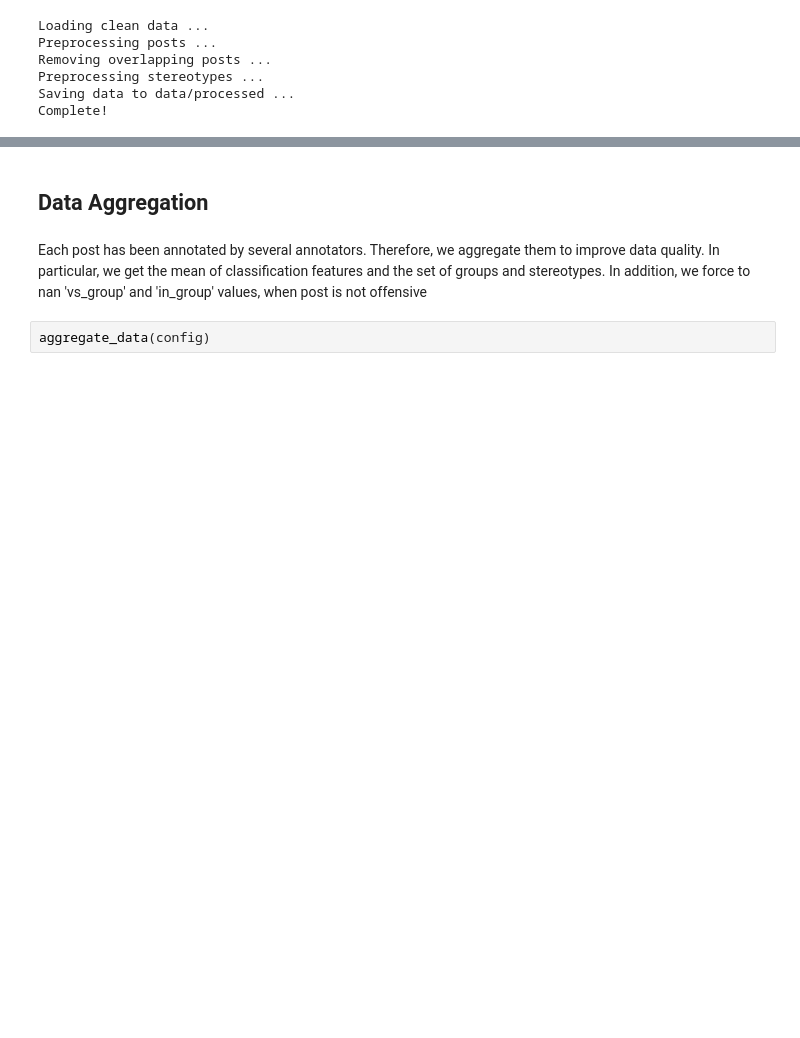
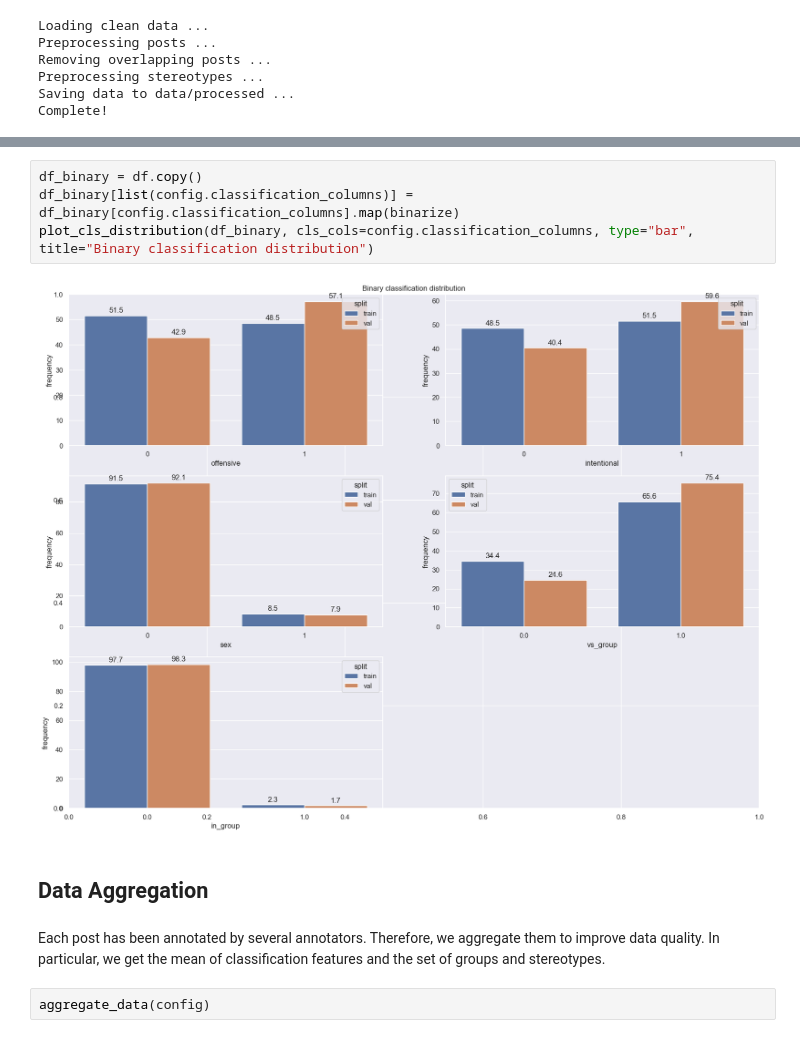
Before and after one commit to matteoperiani2/social_bias_framework, a Jupyter notebook: notebook.ipynb, the cells around one changed output, grey strips where cells are left out. Drawn from its saved outputs; the diff is of its cells as text; blank space fills up the shorter version.

```diff
--- a/notebook.ipynb
+++ b/notebook.ipynb
@@ -1239,7 +1239,13 @@ Complete!
+# %%
+df_binary = df.copy()
+df_binary[list(config.classification_columns)] =  df_binary[config.classification_columns].map(binarize)
+plot_cls_distribution(df_binary, cls_cols=config.classification_columns, type="bar", title="Binary classification distribution")
+# %% [output]
+[figure, added]
 # %% [markdown]
 ## Data Aggregation
 # %% [markdown]
-Each post has been annotated by several annotators. Therefore, we aggregate them to improve data quality. In particular, we get the mean of classification features and the set of groups and stereotypes. In addition, we force to nan 'vs_group' and 'in_group' values, when post is not offensive
+Each post has been annotated by several annotators. Therefore, we aggregate them to improve data quality. In particular, we get the mean of classification features and the set of groups and stereotypes.
 # %%
 aggregate_data(config)
 # %% [output]
```
Also changed, not shown: parts of 25 cells of this notebook, 20 other files.
